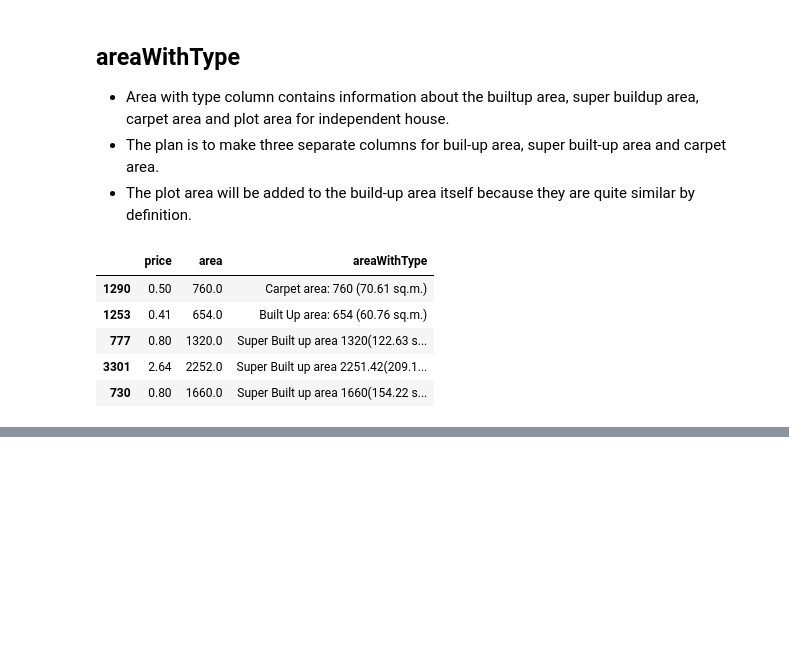
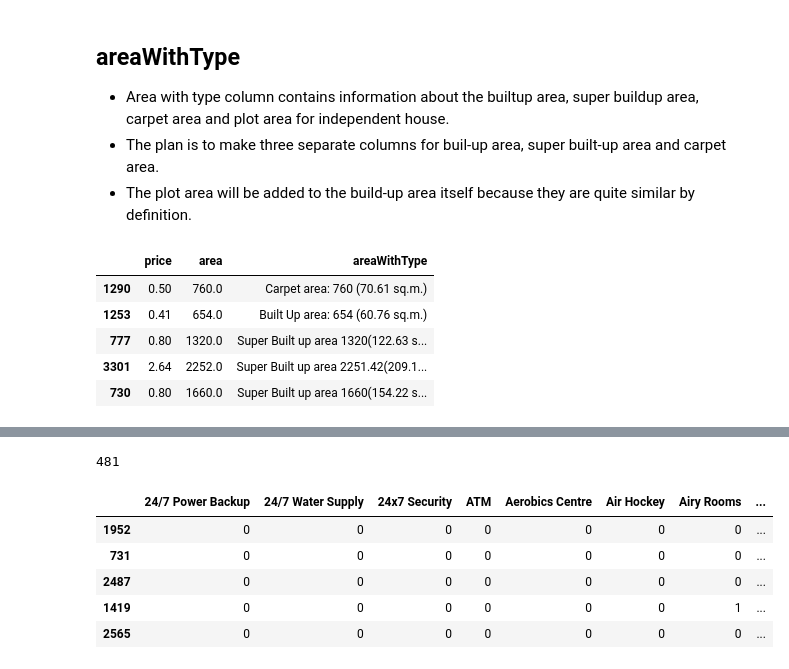
Before and after one commit to 2002hk/EstateVision, a Jupyter notebook: feature_engineering_gurgaon_v1.ipynb, the cells around one changed output, grey strips where cells are left out. Saved outputs shown, nothing was run; the diff lists cells and outputs as text; code cells hidden in the pictures; blank space fills up the shorter version.

```diff
--- a/feature_engineering_gurgaon_v1.ipynb
+++ b/feature_engineering_gurgaon_v1.ipynb
@@ -100,0 +375,10 @@ all_nan_index = df[((df['super_built_up_area'].isnull()) & (df['built_up_area'].
+# %%
+temp_df = df[df['features'].isnull()]
+# %%
+x = temp_df.merge(app_df,left_on='society',right_on='PropertyName',how='left')['TopFacilities']
+# %%
+df.loc[temp_df.index,'features'] = x.values
+# %%
+df['features'].isnull().sum()
+# %% [output]
+481
@@ -100,0 +388,19 @@ all_nan_index = df[((df['super_built_up_area'].isnull()) & (df['built_up_area'].
+# %%
+# Convert the string representation of lists in the 'features' column to actual lists
+df['features_list'] = df['features'].apply(lambda x: ast.literal_eval(x) if pd.notnull(x) and x.startswith('[') else [])
+
+# Use MultiLabelBinarizer to convert the features list into a binary matrix
+mlb = MultiLabelBinarizer()
+features_binary_matrix = mlb.fit_transform(df['features_list'])
+
+# Convert the binary matrix into a DataFrame
+features_binary_df = pd.DataFrame(features_binary_matrix, columns=mlb.classes_)
+# %%
+features_binary_df.sample(5)
+# %% [output]
+|  | 24/7 Power Backup | 24/7 Water Supply | 24x7 Security | ATM | Aerobics Centre | Air Hockey | Airy Rooms | ... |
+| 1952 | 0 | 0 | 0 | 0 | 0 | 0 | 0 | ... |
+| 731 | 0 | 0 | 0 | 0 | 0 | 0 | 0 | ... |
+| 2487 | 0 | 0 | 0 | 0 | 0 | 0 | 0 | ... |
+| 1419 | 0 | 0 | 0 | 0 | 0 | 0 | 1 | ... |
+| 2565 | 0 | 0 | 0 | 0 | 0 | 0 | 0 | ... |
```
Also changed, not shown: parts of 38 cells of this notebook.
